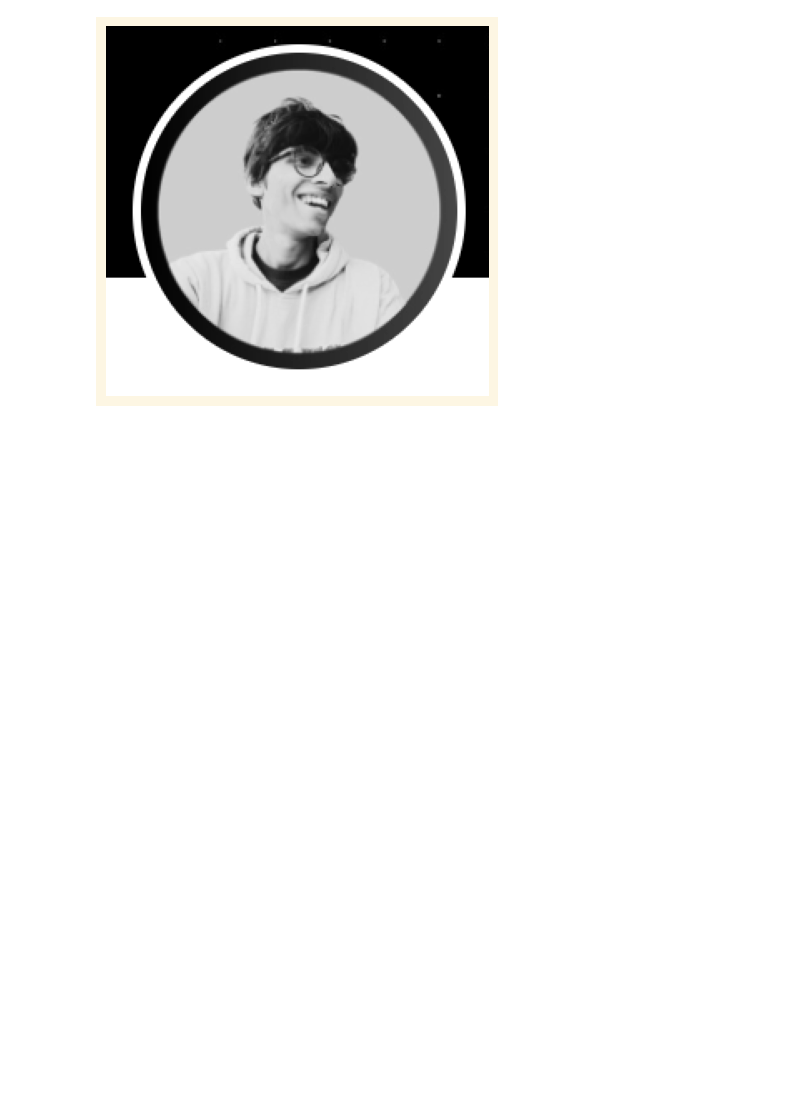
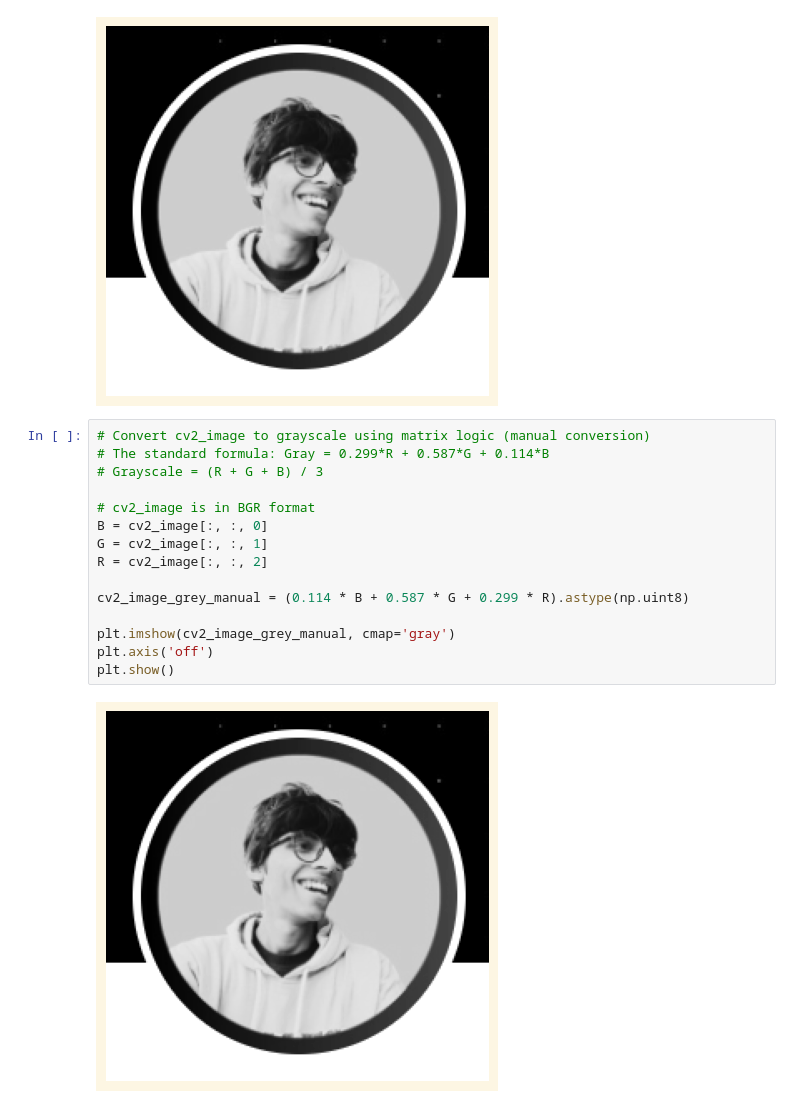
Before and after one commit to Sameershrinath/5th_sem, a Jupyter notebook: PYTHON/Image_processing/OpenCV.ipynb, the cells around one changed output. Cells and saved outputs as stored; diff of their text form; blank space fills up the shorter version.

```diff
--- a/PYTHON/Image_processing/OpenCV.ipynb
+++ b/PYTHON/Image_processing/OpenCV.ipynb
@@ -129,3 +129,20 @@ plt.axis('off')
 plt.show()
 # %% [output]
 [figure]
+# %%
+# Convert cv2_image to grayscale using matrix logic (manual conversion)
+# The standard formula: Gray = 0.299*R + 0.587*G + 0.114*B
+# Grayscale = (R + G + B) / 3
+
+# cv2_image is in BGR format
+B = cv2_image[:, :, 0]
+G = cv2_image[:, :, 1]
+R = cv2_image[:, :, 2]
+
+cv2_image_grey_manual = (0.114 * B + 0.587 * G + 0.299 * R).astype(np.uint8)
+
+plt.imshow(cv2_image_grey_manual, cmap='gray')
+plt.axis('off')
+plt.show()
+# %% [output]
+[figure, added]
```
Also changed, not shown: parts of 12 cells of this notebook.
